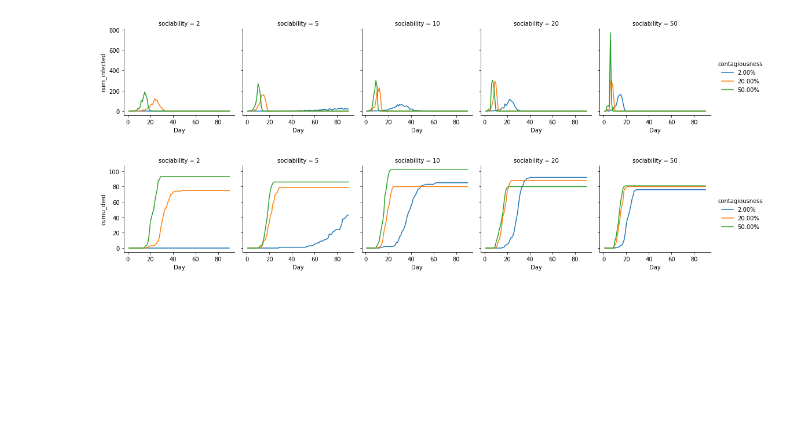
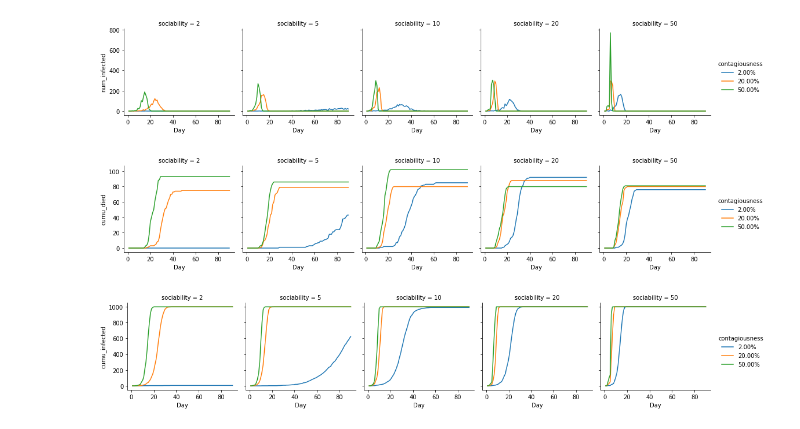
Before and after one commit to sdodd92/pandemic-sim, a Jupyter notebook: parameter-explore.ipynb, the cells around one changed output. Saved outputs shown, nothing was run; the diff lists cells and outputs as text; code cells hidden in the pictures; blank space fills up the shorter version.

Commit message:
added an extra plotting option

```diff
--- a/parameter-explore.ipynb
+++ b/parameter-explore.ipynb
@@ -61,6 +61,7 @@ for i in range(len(sociabilities)):
             total_log = total_log.append(log)
 # %%
 total_log['cumu_died'] = total_log.groupby(['Nation', 'contagiousness', 'sociability'])['num_died'].cumsum()
+total_log['cumu_infected'] = total_log.groupby(['Nation', 'contagiousness', 'sociability'])['num_infected'].cumsum()
 
 grid = sns.FacetGrid(total_log, col='sociability', hue='contagiousness')
 grid = grid.map(sns.lineplot, 'Day', 'num_infected').add_legend()
@@ -73,3 +74,9 @@ grid = grid.map(sns.lineplot, 'Day', 'cumu_died').add_legend()
 plt.show()
 # %% [output]
 [figure]
+# %%
+grid = sns.FacetGrid(total_log, col='sociability', hue='contagiousness')
+grid = grid.map(sns.lineplot, 'Day', 'cumu_infected').add_legend()
+plt.show()
+# %% [output]
+[figure, added]
```
